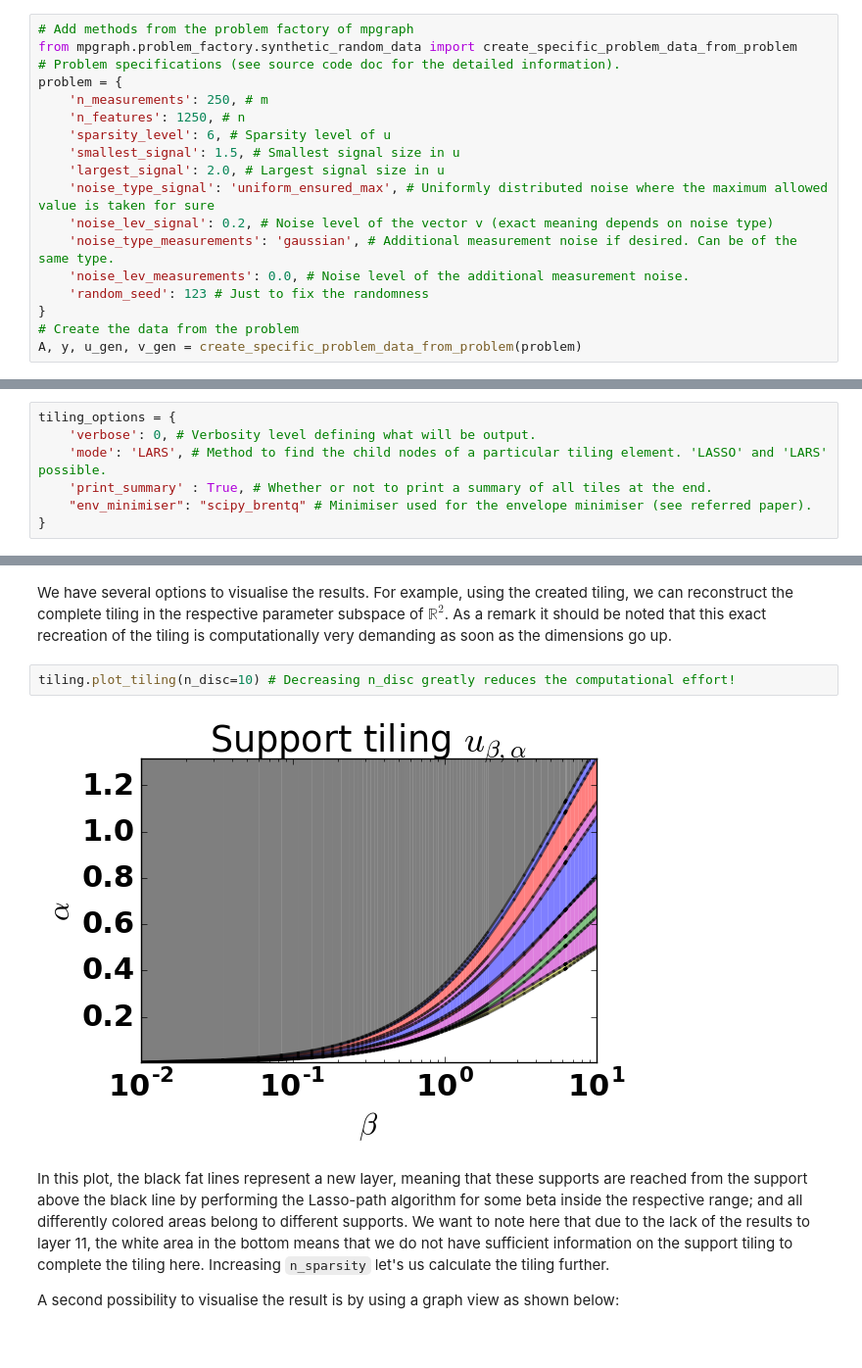
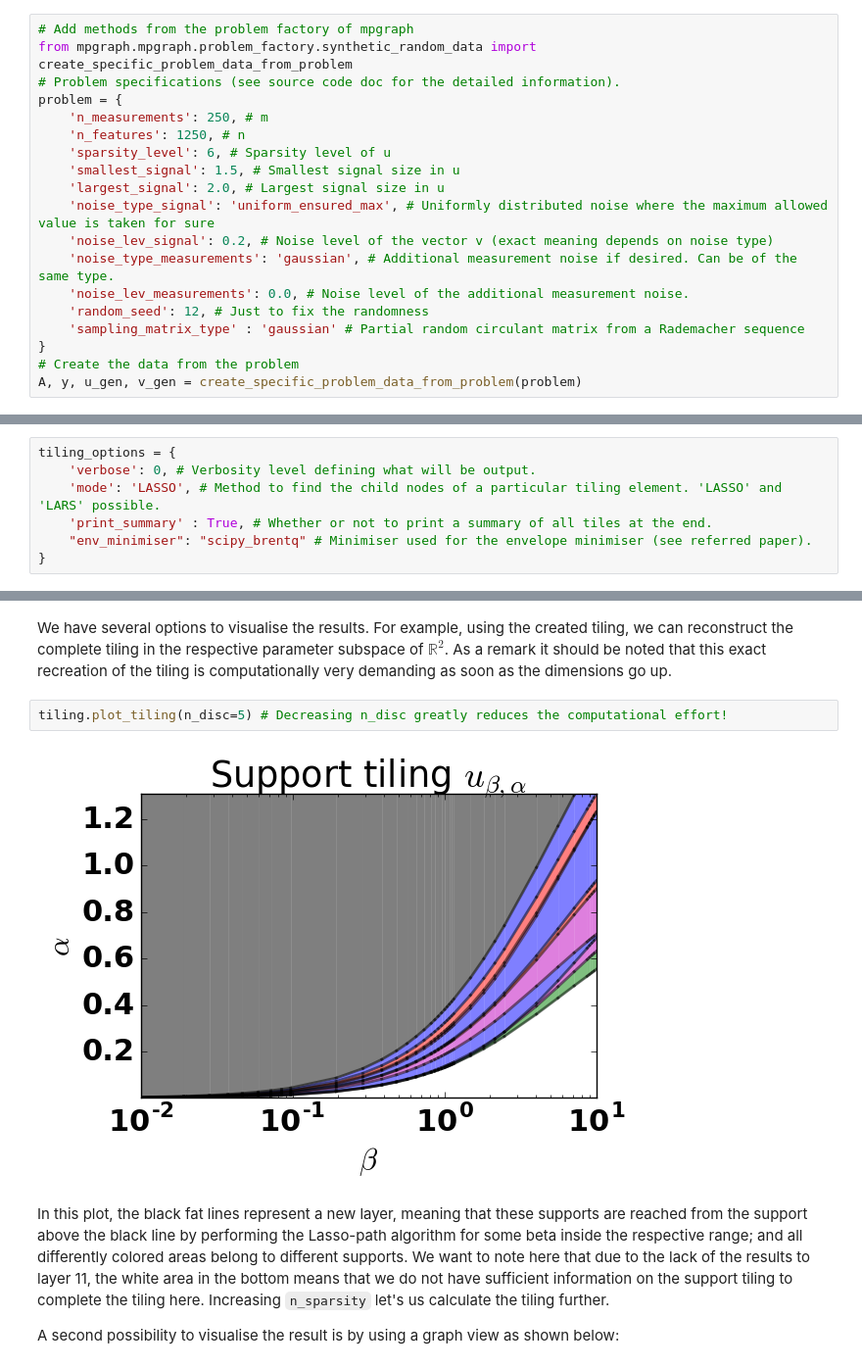
Before and after one commit to soply/mpgraph, a Jupyter notebook: example_notebooks/mp_tiling - How to run a single experiment .ipynb, the cells around one changed output, grey strips where cells are left out. Shown at 98% size. Cells and saved outputs as stored; diff of their text form.

````diff
--- a/example_notebooks/mp_tiling - How to run a single experiment .ipynb
+++ b/example_notebooks/mp_tiling - How to run a single experiment .ipynb
@@ -21,7 +21,7 @@ from mpgraph.tiling import Tiling
 Now we have imported the ```Tiling``` class that serves as the main interface to use the ```mp_tiling``` toolbox. Next we have to set up a problem, eg. by using methods for the creation of a random problem given in the ```problem_factory``` subfolder of the repository. Note that the further details on the problem dictionary can be found in the documentation of the source code.
 # %%
 # Add methods from the problem factory of mpgraph
-from mpgraph.problem_factory.synthetic_random_data import create_specific_problem_data_from_problem
+from mpgraph.mpgraph.problem_factory.synthetic_random_data import create_specific_problem_data_from_problem
 # Problem specifications (see source code doc for the detailed information).
 problem = {
     'n_measurements': 250, # m
@@ -33,7 +33,8 @@ problem = {
     'noise_lev_signal': 0.2, # Noise level of the vector v (exact meaning depends on noise type)
     'noise_type_measurements': 'gaussian', # Additional measurement noise if desired. Can be of the same type.
     'noise_lev_measurements': 0.0, # Noise level of the additional measurement noise.
-    'random_seed': 123 # Just to fix the randomness
+    'random_seed': 12, # Just to fix the randomness
+    'sampling_matrix_type' : 'gaussian' # Partial random circulant matrix from a Rademacher sequence
 }
 # Create the data from the problem
 A, y, u_gen, v_gen = create_specific_problem_data_from_problem(problem)
@@ -45,7 +46,7 @@ $$ J_{\beta,\alpha}(u,v) : = \frac{1}{2}\| A(u+v)-(y-A*prior) \|_{\ell_2}^2 +  \
 # %%
 tiling_options = {
     'verbose': 0, # Verbosity level defining what will be output.
-    'mode': 'LARS', # Method to find the child nodes of a particular tiling element. 'LASSO' and 'LARS' possible.
+    'mode': 'LASSO', # Method to find the child nodes of a particular tiling element. 'LASSO' and 'LARS' possible.
     'print_summary' : True, # Whether or not to print a summary of all tiles at the end.
     "env_minimiser": "scipy_brentq" # Minimiser used for the envelope minimiser (see referred paper).
 }
@@ -114,9 +115,9 @@ We see here that, in the tiling, the only support with 6 entries actually belong
 # %% [markdown]
 We have several options to visualise the results. For example, using the created tiling, we can reconstruct the complete tiling in the respective parameter subspace of $\mathbb{R}^2$. As a remark it should be noted that this exact recreation of the tiling is computationally very demanding as soon as the dimensions go up.
 # %%
-tiling.plot_tiling(n_disc=10) # Decreasing n_disc greatly reduces the computational effort!
+tiling.plot_tiling(n_disc=5) # Decreasing n_disc greatly reduces the computational effort!
 # %% [output]
-[figure, old version]
+[figure, new version]
 # %% [markdown]
 In this plot, the black fat lines represent a new layer, meaning that these supports are reached from the support above the black line by performing the Lasso-path algorithm for some beta inside the respective range; and all differently colored areas belong to different supports. We want to note here that due to the lack of the results to layer 11, the white area in the bottom means that we do not have sufficient information on the support tiling to complete the tiling here. Increasing ```n_sparsity``` let's us calculate the tiling further.
 
````
Also changed, not shown: parts of 5 cells of this notebook.
